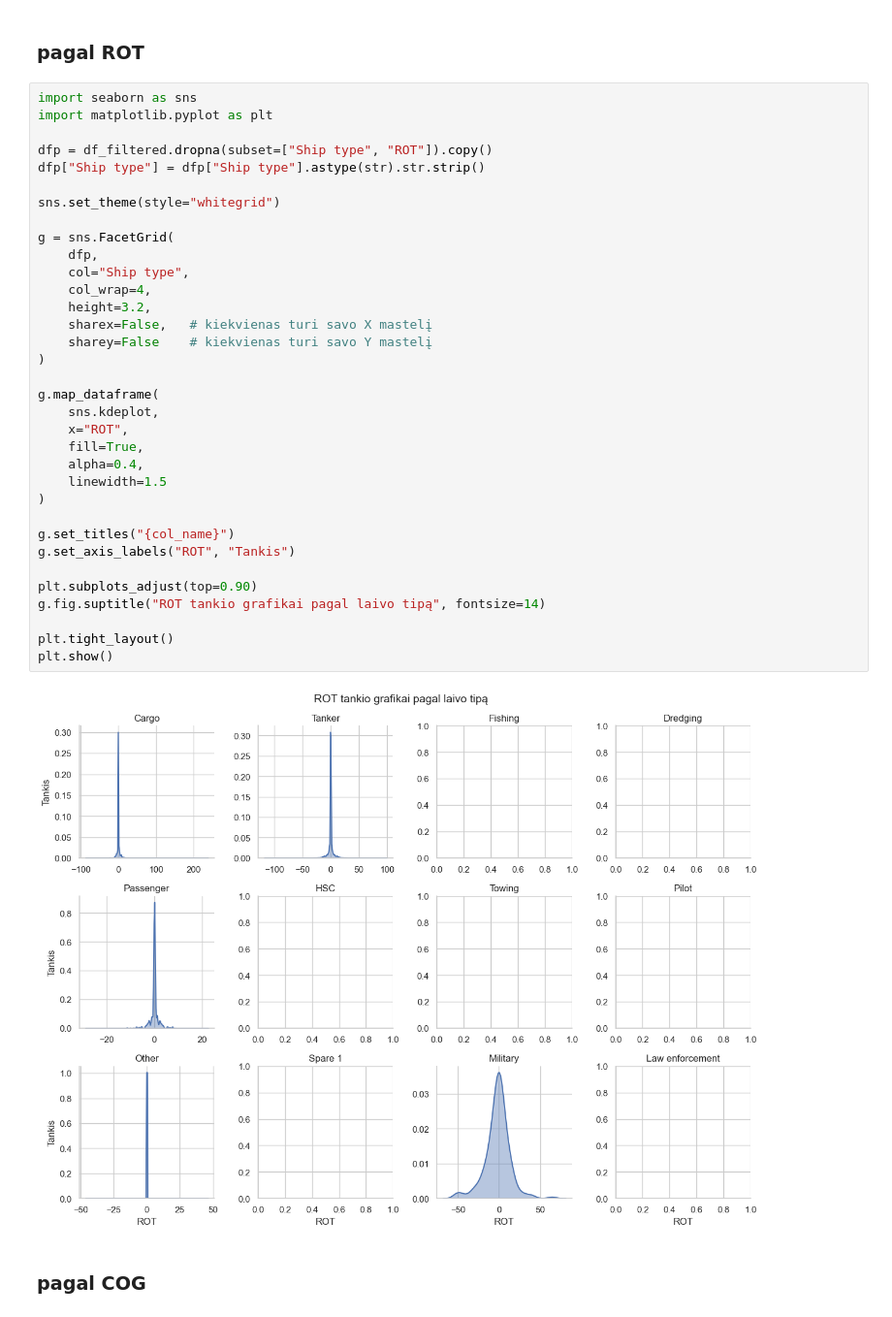
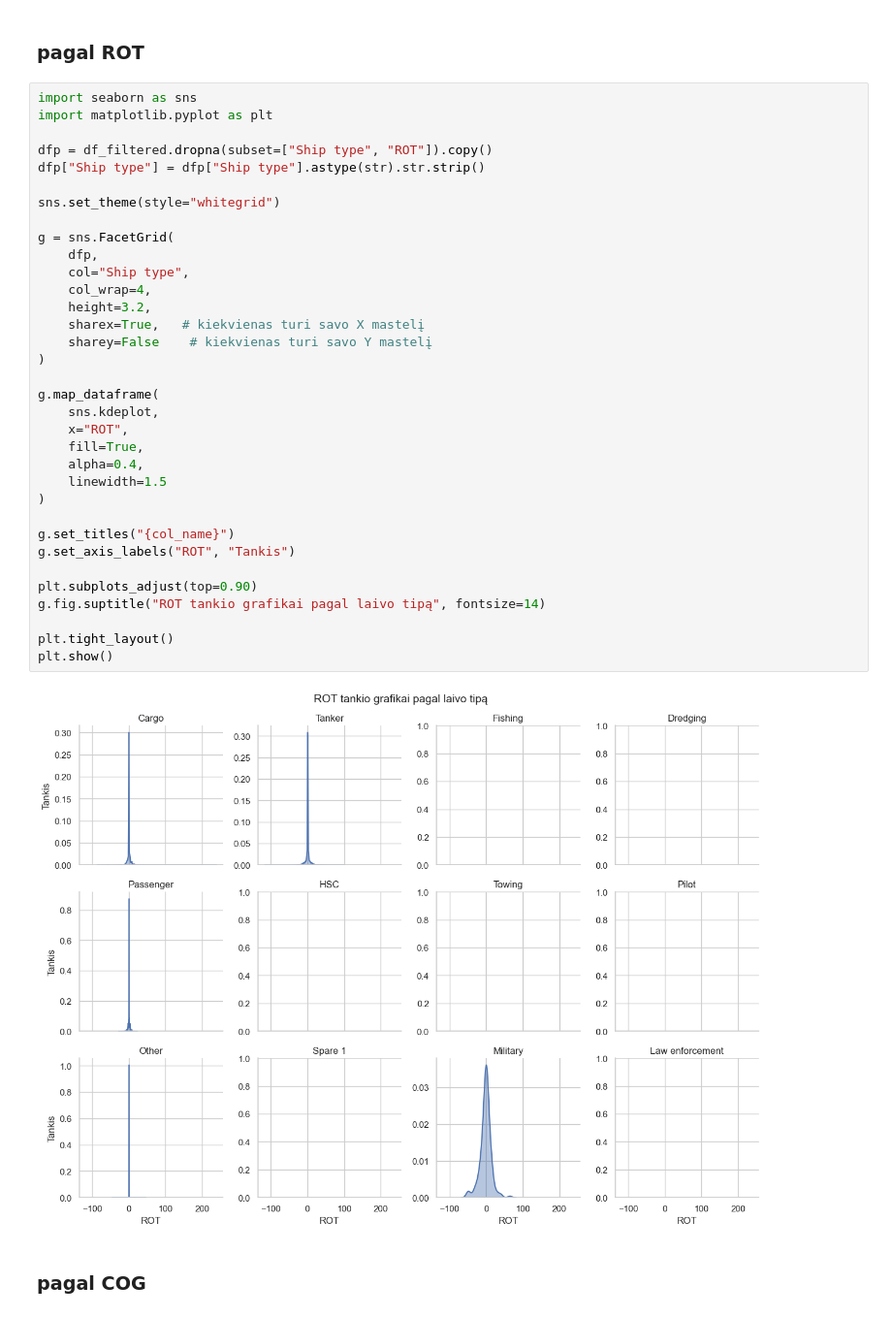
Before and after one commit to lukasjanusauskas/ais-duomenu-vizualizavimas, a Jupyter notebook: 1Lab.ipynb, the cells around one changed output. Shown at 97% size. Cells and saved outputs as stored; diff of their text form.

```diff
--- a/1Lab.ipynb
+++ b/1Lab.ipynb
@@ -513,35 +523,35 @@ import matplotlib.pyplot as plt
 dfp = df_filtered.dropna(subset=["Ship type", "ROT"]).copy()
 dfp["Ship type"] = dfp["Ship type"].astype(str).str.strip()
 
 sns.set_theme(style="whitegrid")
 
 g = sns.FacetGrid(
     dfp,
     col="Ship type",
     col_wrap=4,
     height=3.2,
-    sharex=False,   # kiekvienas turi savo X mastelį
+    sharex=True,   # kiekvienas turi savo X mastelį
     sharey=False    # kiekvienas turi savo Y mastelį
 )
 
 g.map_dataframe(
     sns.kdeplot,
     x="ROT",
     fill=True,
     alpha=0.4,
     linewidth=1.5
 )
 
 g.set_titles("{col_name}")
 g.set_axis_labels("ROT", "Tankis")
 
 plt.subplots_adjust(top=0.90)
 g.fig.suptitle("ROT tankio grafikai pagal laivo tipą", fontsize=14)
 
 plt.tight_layout()
 plt.show()
 # %% [output]
-[figure, old version]
+[figure, new version]
 # %% [markdown]
 ### pagal COG
 # %%
```
Also changed, not shown: parts of 17 cells of this notebook, 1 other file.
